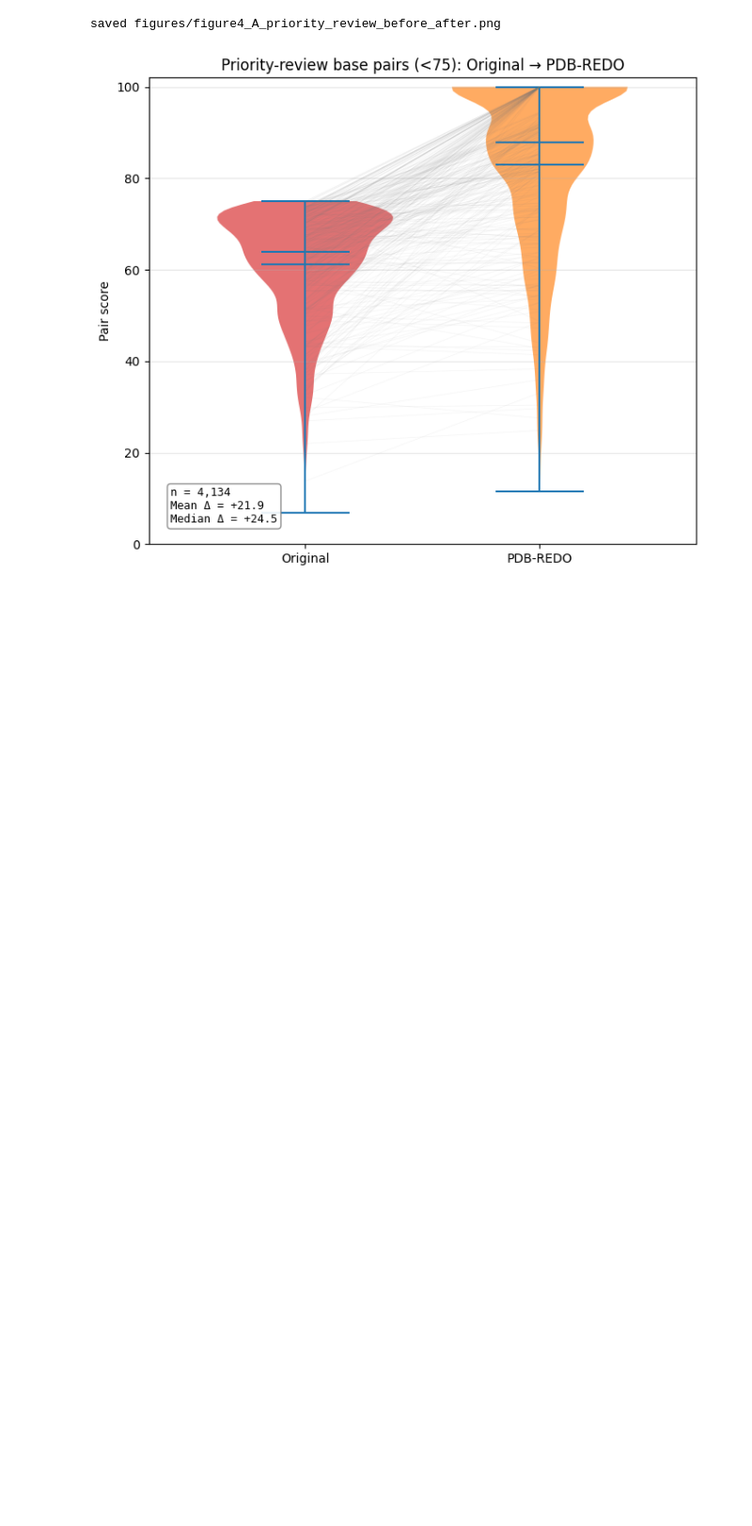
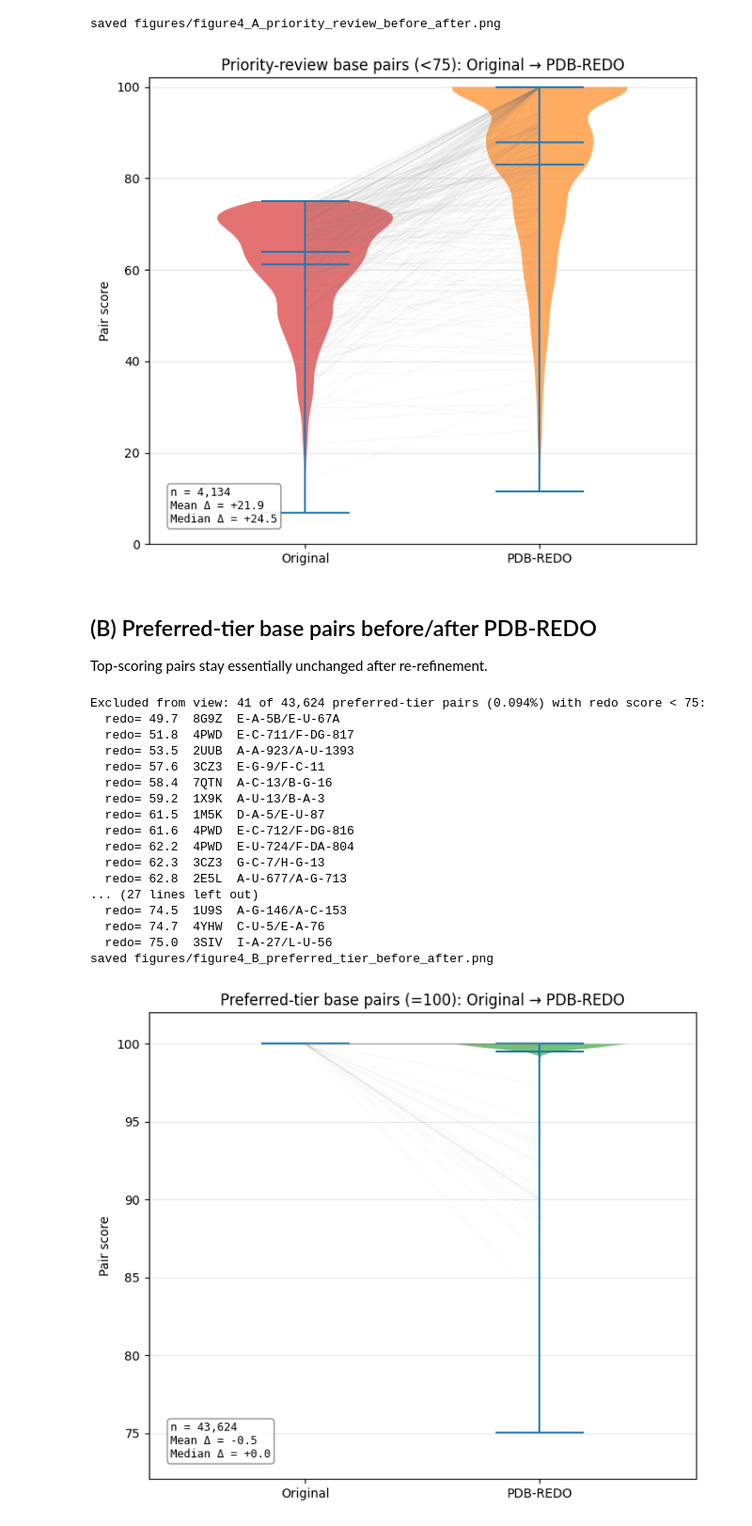
Before and after one commit to KamshinenD/PARSE-RNA-Analysis, a Jupyter notebook: notebooks/figures/figure4.ipynb, the cells around one changed output. Shown at 94% size. Drawn from its saved outputs; the diff is of its cells as text; code cells hidden in the pictures; blank space fills up the shorter version.

Commit message:
combine panels into one notebook per figure

```diff
--- a/notebooks/figures/figure4_A_priority_review_before_after.ipynb
+++ b/notebooks/figures/figure4.ipynb
@@ -28,5 +27,18 @@ def load():
     df = pd.DataFrame(data["pairs"])
     df["delta"] = df["redo_score"] - df["orig_score"]
     return df, data["summary"]
+
+
+HIGH_THRESH = 100
+
+
+def issue_rates(pairs_subset, issue_col):
+    """Per-issue firing rate (fraction of pairs) for a subset, over an issue-list column."""
+    counts = {}
+    n = len(pairs_subset)
+    for row in pairs_subset[issue_col]:
+        for ip in row:
+            counts[ip["issue"]] = counts.get(ip["issue"], 0) + 1
+    return {k: v / n for k, v in counts.items()}, n
 # %%
 df, summary = load()
@@ -56,3 +72,66 @@ fig.tight_layout(); print('saved', savefig(fig, 'figure4_A_priority_review_befor
 # %% [output]
 saved figures/figure4_A_priority_review_before_after.png
 [figure]
+# %% [markdown]
+## (B) Preferred-tier base pairs before/after PDB-REDO
+
+Top-scoring pairs stay essentially unchanged after re-refinement.
+# %%
+sub_all = df[df['orig_score'] >= HIGH_THRESH].copy()
+
+# --- documented outlier exclusion (display only) ---------------------------
+# A handful of preferred-tier pairs suffer large drops after re-refinement and
+# stretch the y-axis, obscuring that the tier is otherwise unchanged. We omit
+# pairs that fell below 75 (a >25-point drop) FROM THE PLOT ONLY. Reported
+# statistics below still cover the full preferred-tier set, and the excluded
+# pairs are listed here for the record.
+CUT = 75
+excluded = sub_all[sub_all['redo_score'] < CUT]
+sub = sub_all[sub_all['redo_score'] >= CUT].copy()
+print(f"Excluded from view: {len(excluded)} of {len(sub_all):,} preferred-tier pairs "
+      f"({100*len(excluded)/len(sub_all):.3f}%) with redo score < {CUT}:")
+for _, r in excluded.sort_values('redo_score').iterrows():
+    print(f"  redo={r['redo_score']:5.1f}  {r['pdb_id']}  {r['res_id1']}/{r['res_id2']}")
+
+fig, ax = plt.subplots(figsize=(7, 6))
+positions = [1.0, 1.6]
+parts = ax.violinplot([sub['orig_score'].values, sub['redo_score'].values],
+                      positions=positions, widths=0.45,
+                      showmeans=True, showmedians=True, showextrema=True)
+for pc, c in zip(parts['bodies'], ['tab:blue', 'tab:green']):
+    pc.set_facecolor(c); pc.set_alpha(0.65)
+sample = sub.sample(min(300, len(sub)), random_state=42)
+for _, row in sample.iterrows():
+    ax.plot(positions, [row['orig_score'], row['redo_score']], color='gray', alpha=0.08, lw=0.5)
+
+d_all = sub_all['delta']
+ax.text(0.04, 0.04, f"n = {len(sub_all):,}\nMean \u0394 = {d_all.mean():+.1f}\nMedian \u0394 = {d_all.median():+.1f}",
+        transform=ax.transAxes, ha='left', va='bottom', fontsize=9, family='monospace',
+        bbox=dict(boxstyle='round', facecolor='white', edgecolor='gray', alpha=0.9))
+
+allv = pd.concat([sub['orig_score'], sub['redo_score']])
+pad = max(3, (allv.max() - allv.min()) * 0.12)
+ax.set_ylim(max(0, allv.min() - pad), min(102, allv.max() + pad))
+ax.set_xticks(positions); ax.set_xticklabels(['Original', 'PDB-REDO']); ax.set_xlim(0.6, 2.0)
+ax.set_ylabel('Pair score'); ax.set_title('Preferred-tier base pairs (=100): Original \u2192 PDB-REDO')
+ax.grid(axis='y', alpha=0.3)
+fig.tight_layout(); print('saved', savefig(fig, 'figure4_B_preferred_tier_before_after.png')); plt.show()
+# %% [output]
+Excluded from view: 41 of 43,624 preferred-tier pairs (0.094%) with redo score < 75:
+  redo= 49.7  8G9Z  E-A-5B/E-U-67A
+  redo= 51.8  4PWD  E-C-711/F-DG-817
+  redo= 53.5  2UUB  A-A-923/A-U-1393
+  redo= 57.6  3CZ3  E-G-9/F-C-11
+  redo= 58.4  7QTN  A-C-13/B-G-16
+  redo= 59.2  1X9K  A-U-13/B-A-3
+  redo= 61.5  1M5K  D-A-5/E-U-87
+  redo= 61.6  4PWD  E-C-712/F-DG-816
+  redo= 62.2  4PWD  E-U-724/F-DA-804
+  redo= 62.3  3CZ3  G-C-7/H-G-13
+  redo= 62.8  2E5L  A-U-677/A-G-713
+... (27 lines left out)
+  redo= 74.5  1U9S  A-G-146/A-C-153
+  redo= 74.7  4YHW  C-U-5/E-A-76
+  redo= 75.0  3SIV  I-A-27/L-U-56
+saved figures/figure4_B_preferred_tier_before_after.png
+[figure, added]
```
Also changed, not shown: parts of 5 cells of this notebook, 26 other files.
